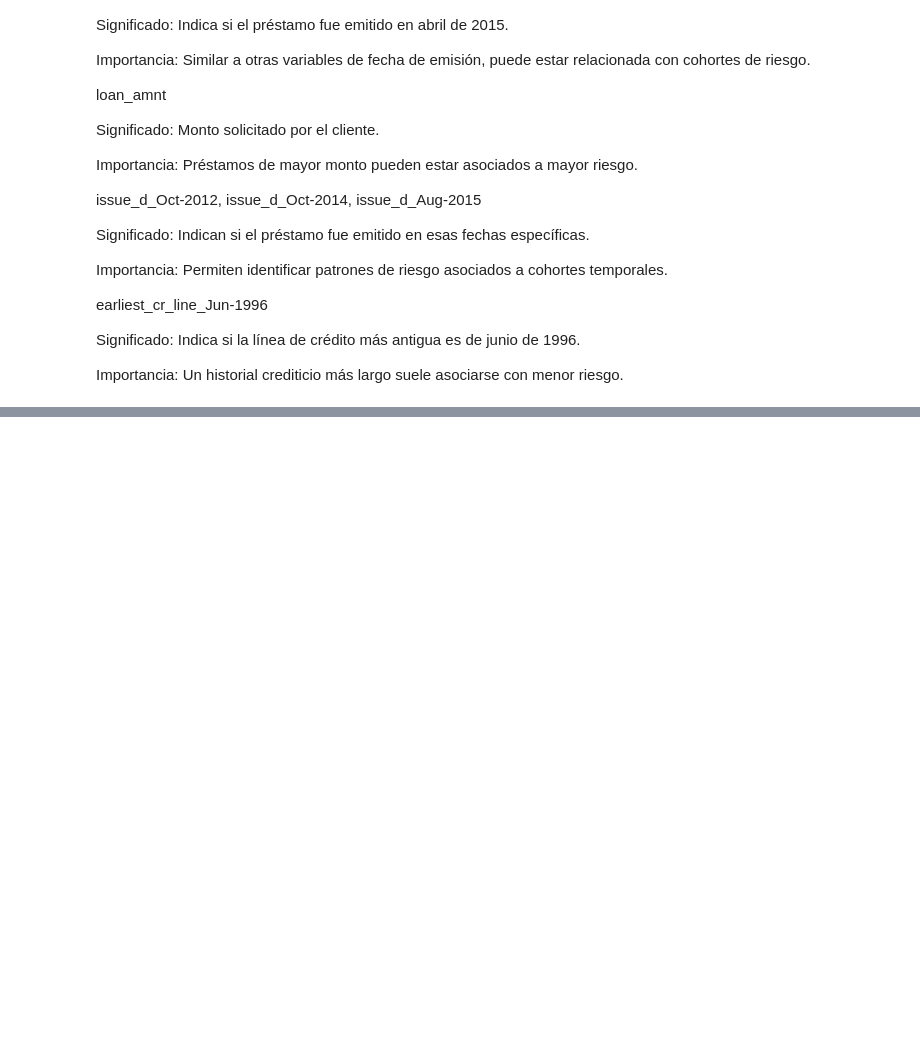
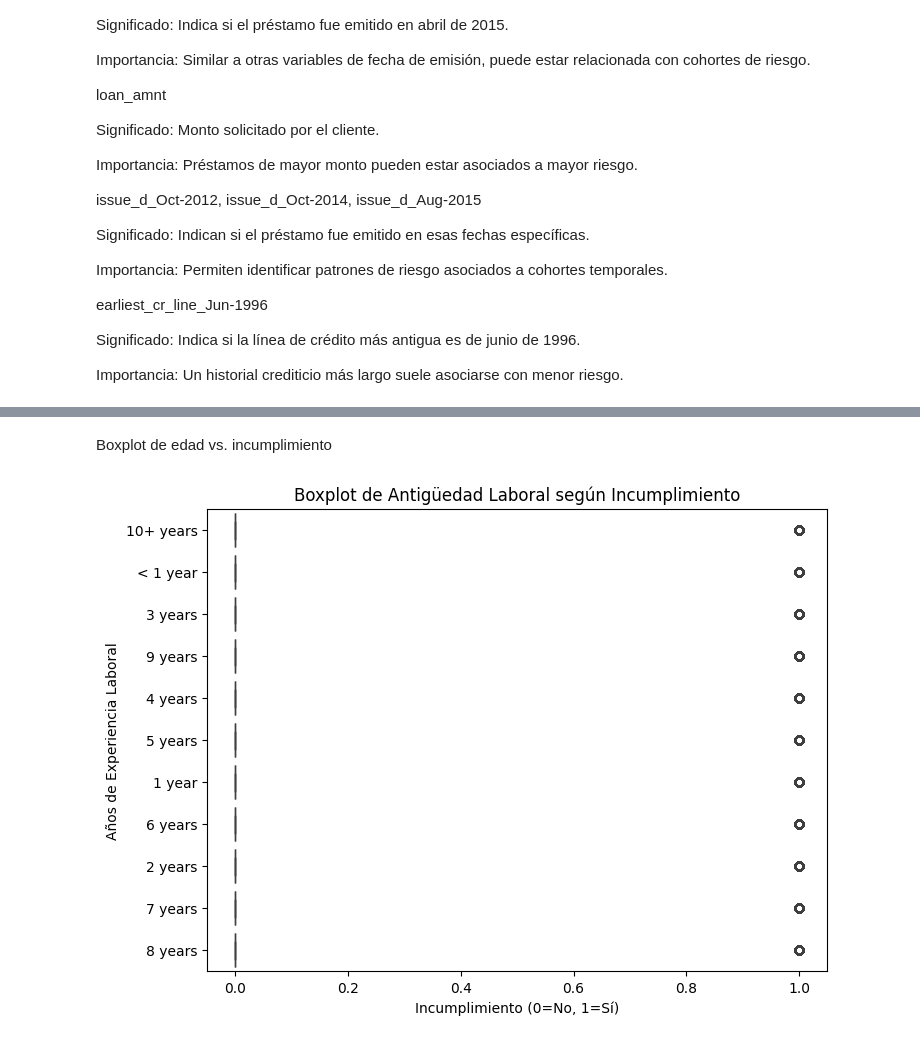
Before and after one commit to andresaris1/bio---copia, a Jupyter notebook: CreditRisk_Analisis_Modelo.ipynb, the cells around one changed output, grey strips where cells are left out. Drawn from its saved outputs; the diff is of its cells as text; code cells hidden in the pictures; blank space fills up the shorter version.

```diff
--- a/CreditRisk_Analisis_Modelo.ipynb
+++ b/CreditRisk_Analisis_Modelo.ipynb
@@ -418,0 +432,11 @@ Importancia: Un historial crediticio más largo suele asociarse con menor riesgo
+# %% [markdown]
+Boxplot de edad vs. incumplimiento
+# %%
+plt.figure(figsize=(8,6))
+sns.boxplot(x='target', y='emp_length', data=df)
+plt.title('Boxplot de Antigüedad Laboral según Incumplimiento')
+plt.xlabel('Incumplimiento (0=No, 1=Sí)')
+plt.ylabel('Años de Experiencia Laboral')
+plt.show()
+# %% [output]
+[figure, added]
```
Also changed, not shown: parts of 4 cells of this notebook.
